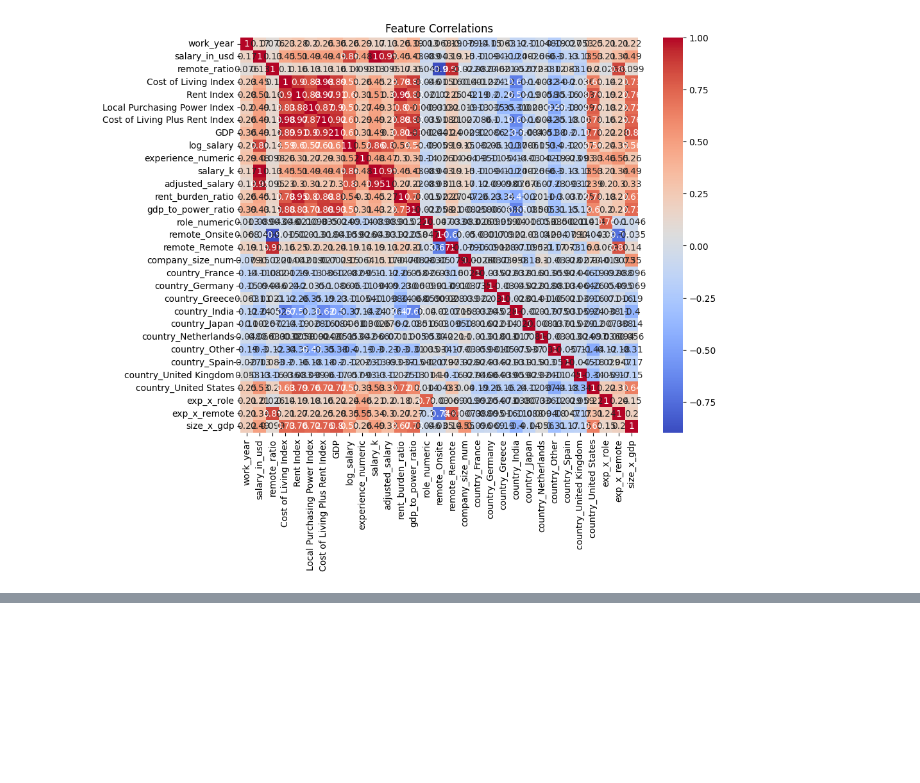
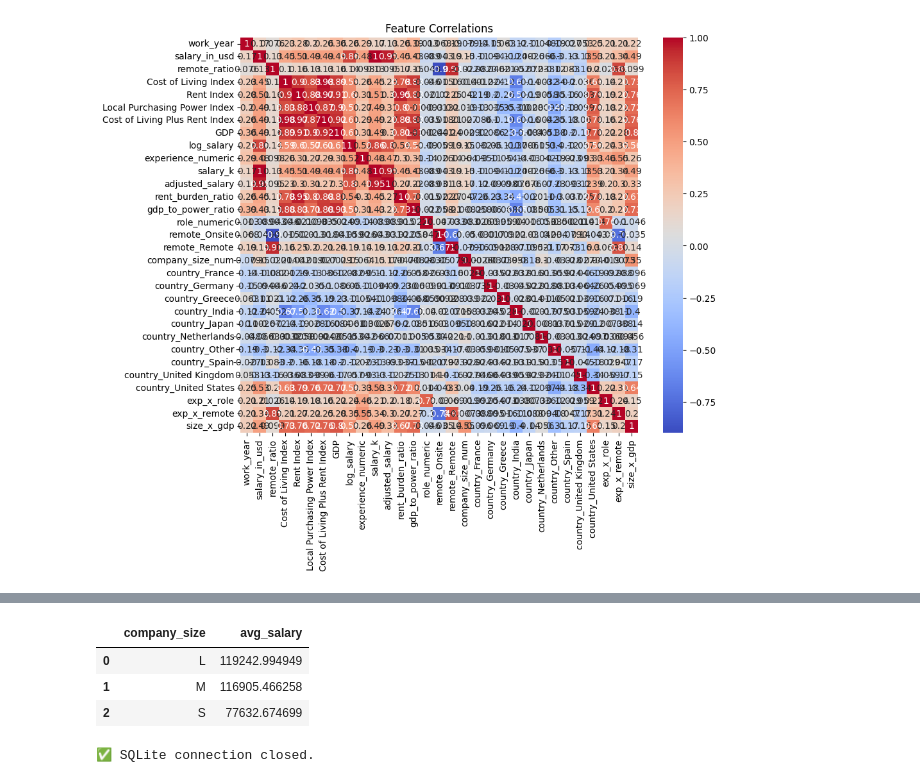
Before and after one commit to Uman-66/ai-driven-salary-analysis, a Jupyter notebook: notebooks/01_data_loading_and_overview.ipynb, the cells around one changed output, grey strips where cells are left out. Drawn from its saved outputs; the diff is of its cells as text; code cells hidden in the pictures; blank space fills up the shorter version.

```diff
--- a/notebooks/01_data_loading_and_overview.ipynb
+++ b/notebooks/01_data_loading_and_overview.ipynb
@@ -538,0 +609,18 @@ plt.show()
+# %%
+query = """
+SELECT company_size, AVG(salary_in_usd) AS avg_salary
+FROM salary_data
+GROUP BY company_size
+ORDER BY avg_salary DESC;
+"""
+pd.read_sql(query, conn)
+# %% [output]
+|  | company_size | avg_salary |
+| 0 | L | 119242.994949 |
+| 1 | M | 116905.466258 |
+| 2 | S | 77632.674699 |
+# %%
+conn.close()
+print("✅ SQLite connection closed.")
+# %% [output]
+✅ SQLite connection closed.
```
Also changed, not shown: parts of 7 cells of this notebook.
